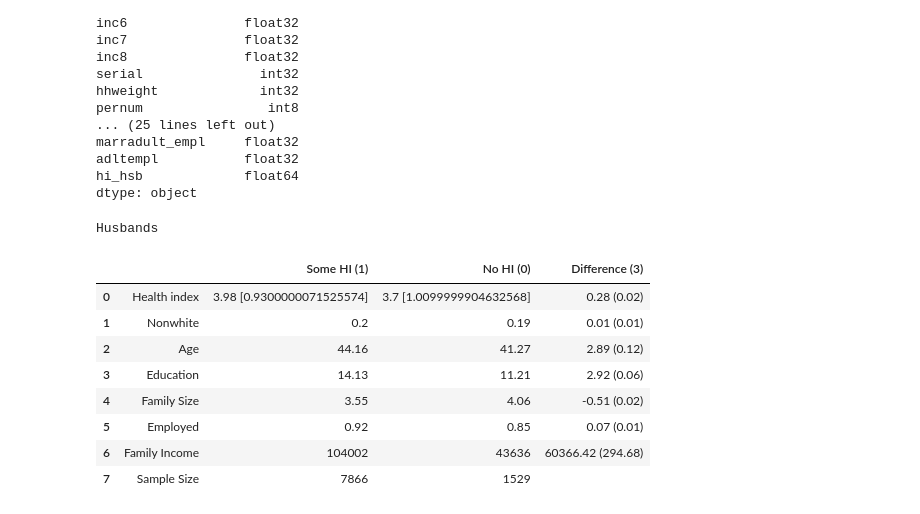
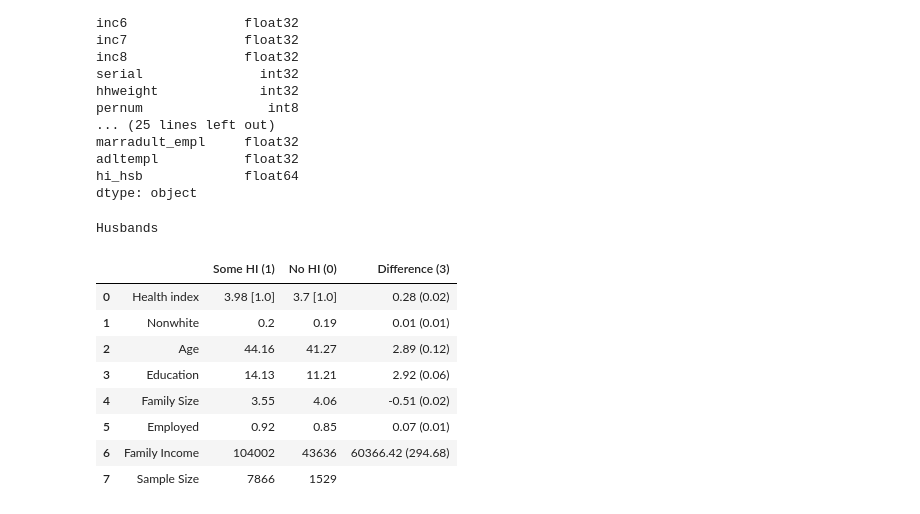
Before and after one commit to ellenrlasko/PS-88-21-DEV, a Jupyter notebook: lab/aaronfolder/masteringMetricsSW.ipynb, the cells around one changed output. Drawn from its saved outputs; the diff is of its cells as text; code cells hidden in the pictures.

```diff
--- a/lab/aaronfolder/masteringMetricsSW.ipynb
+++ b/lab/aaronfolder/masteringMetricsSW.ipynb
@@ -44,0 +297,3 @@ df_og6;
+# %%
+df_og6=df_og6[~df_og6["serial"].isin(to_drop)]
+df_og6
@@ -150,13 +431,13 @@ husband_diff_hlth_sem=np.round(df_og9.query("hi == 0 & fml == 0")["hlth"].sem()-
 # %%
 print("Husbands")
 pd.DataFrame(data={' ': ["Health index", "Nonwhite","Age","Education","Family Size","Employed","Family Income","Sample Size"],
-                   'Some HI (1)': ["{0} [{1}]".format(husband_somehi_hlth,husband_somehi_hlth_sd), husband_somehi_nwhite,husband_somehi_age,husband_somehi_edu,husband_somehi_famsize,husband_somehi_emp,husband_somehi_inc,husband_somehi_ss],
-                  'No HI (0)': ["{0} [{1}]".format(husband_nohi_hlth,husband_nohi_hlth_sd), husband_nohi_nwhite,husband_nohi_age,husband_nohi_edu,husband_nohi_famsize,husband_nohi_emp,husband_nohi_inc,husband_nohi_ss],
+                   'Some HI (1)': [f"{husband_somehi_hlth} [{np.round(husband_somehi_hlth_sd)}]", husband_somehi_nwhite,husband_somehi_age,husband_somehi_edu,husband_somehi_famsize,husband_somehi_emp,husband_somehi_inc,husband_somehi_ss],
+                  'No HI (0)': [f"{husband_nohi_hlth} [{np.round(husband_nohi_hlth_sd)}]", husband_nohi_nwhite,husband_nohi_age,husband_nohi_edu,husband_nohi_famsize,husband_nohi_emp,husband_nohi_inc,husband_nohi_ss],
                   'Difference (3)': ["{0} ({1})".format(husband_diff_hlth_diff,husband_diff_hlth_sem), "{0} ({1})".format(husband_diff_nwhite_diff,husband_diff_nwhite_sem),"{0} ({1})".format(np.round(husband_somehi_age-husband_nohi_age,decimals=2),np.round(husband_diff_age,decimals=2)),"{0} ({1})".format(husband_diff_edu_diff,husband_diff_edu),"{0} ({1})".format(husband_diff_famsize,husband_diff_famsize_diff),"{0} ({1})".format(husband_diff_emp_diff,husband_diff_edu_sem),"{0} ({1})".format(husband_diff_inc_diff,husband_diff_inc_sem)," "]})
 # %% [output]
 Husbands
 |  |  | Some HI (1) | No HI (0) | Difference (3) |
-| 0 | Health index | 3.98 [0.9300000071525574] | 3.7 [1.0099999904632568] | 0.28 (0.02) |
+| 0 | Health index | 3.98 [1.0] | 3.7 [1.0] | 0.28 (0.02) |
 | 1 | Nonwhite | 0.2 | 0.19 | 0.01 (0.01) |
 | 2 | Age | 44.16 | 41.27 | 2.89 (0.12) |
 | 3 | Education | 14.13 | 11.21 | 2.92 (0.06) |
```
Also changed, not shown: parts of 9 cells of this notebook.
